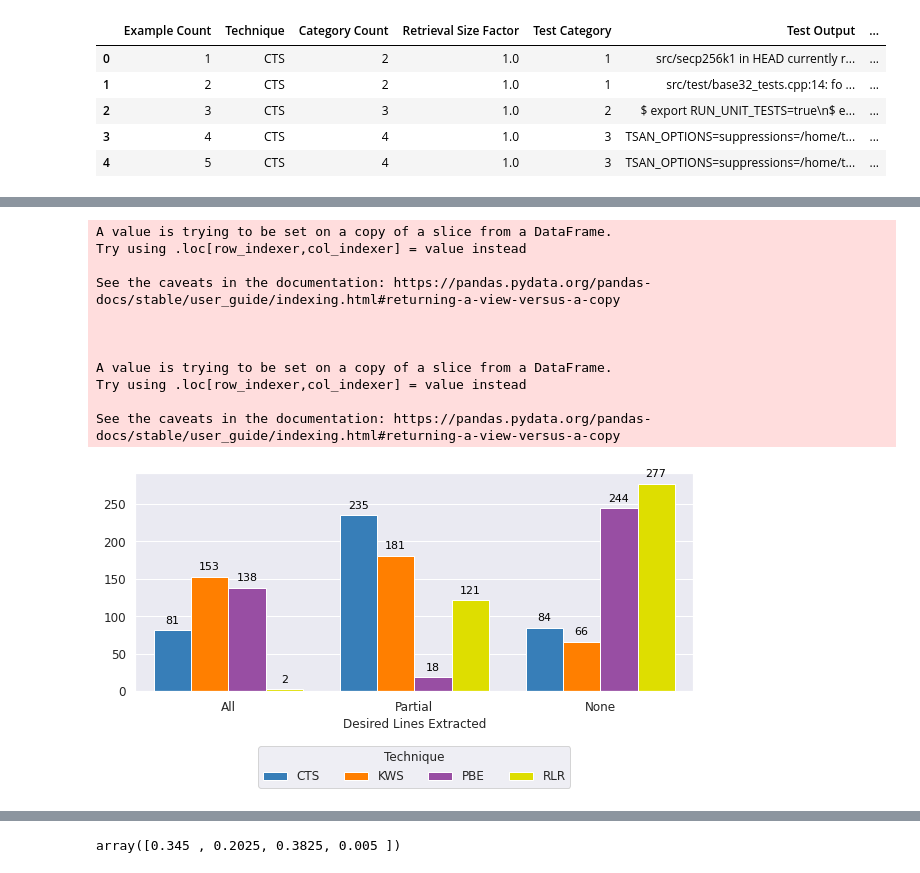
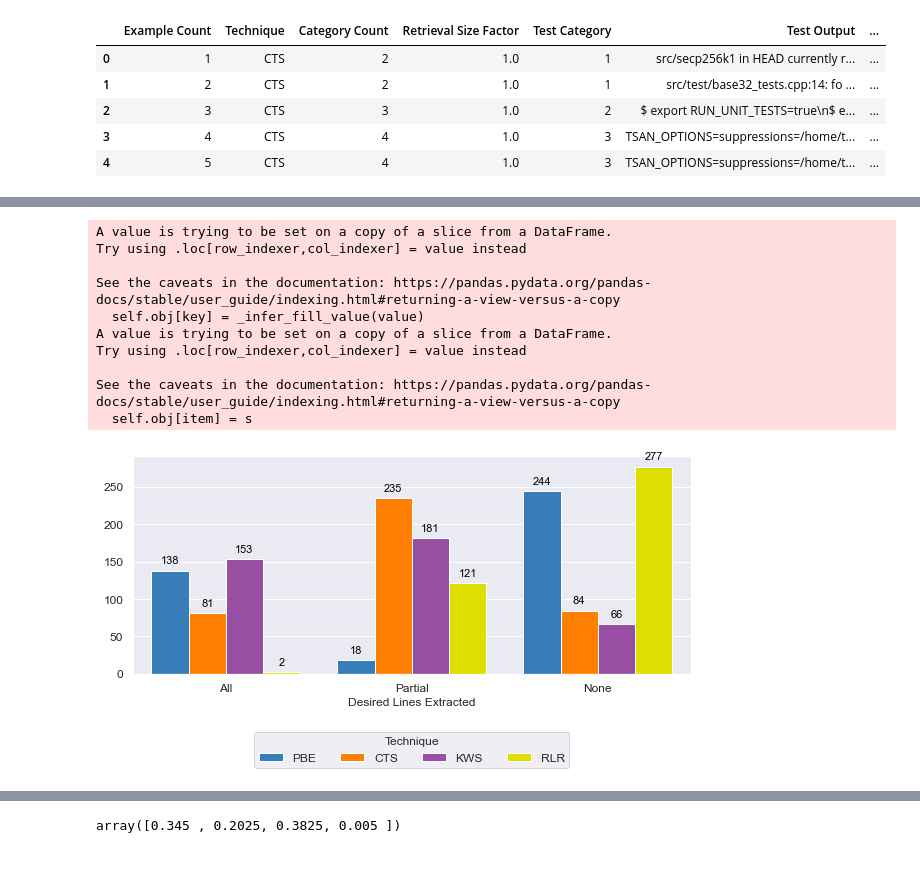
Before and after one commit to lacinoire/master-thesis, a Jupyter notebook: evaluation/results/big_study_data_analysis.ipynb, the cells around one changed output, grey strips where cells are left out. Saved outputs shown, nothing was run; the diff lists cells and outputs as text; code cells hidden in the pictures.

```diff
--- a/evaluation/results/big_study_data_analysis.ipynb
+++ b/evaluation/results/big_study_data_analysis.ipynb
@@ -55,4 +55,4 @@ def process_fig(ax, name, technique, int_annotation, hue_title, labels=[], fonts
     plt.show()
     ax.clear()
 # %%
-plt.rcParams.keys()
+#plt.rcParams.keys()
@@ -77,5 +59,5 @@ KeysView(RcParams({'_internal.classic_mode': False,
 # %%
-techniques = ['CTS', 'KWS', 'PBE', 'RLR']
+techniques = ['PBE', 'CTS', 'KWS', 'RLR']
 bool_order = [True, False]
 pr_labels= ['Precision', 'Recall', 'F1-Score']
 # %%
@@ -482,25 +389,24 @@ for technique in techniques:
 # %%
 rr = result
 rr.loc[result['Recall'] == 1, 'Desired Lines Extracted'] = 'All'
 rr.loc[result['Recall'] == 0, 'Desired Lines Extracted'] = 'None'
 rr.loc[(result['Recall'] != 1) & (result['Recall'] != 0), 'Desired Lines Extracted'] = 'Partial'
 
 ax = sns.countplot(x='Desired Lines Extracted', hue='Technique', data=rr, order=['All', 'Partial', 'None'],
-                   palette=['#377eb8', '#ff7f00', '#984ea3', '#dede00'], saturation=1)
+                   palette=['#377eb8', '#ff7f00', '#984ea3', '#dede00'], saturation=1, hue_order=techniques)
 process_fig(ax, 'success-partial', 'all', True, 'Technique')
 # %% [output]
 A value is trying to be set on a copy of a slice from a DataFrame.
 Try using .loc[row_indexer,col_indexer] = value instead
 
 See the caveats in the documentation: https://pandas.pydata.org/pandas-docs/stable/user_guide/indexing.html#returning-a-view-versus-a-copy
-
-
-
+  self.obj[key] = _infer_fill_value(value)
 A value is trying to be set on a copy of a slice from a DataFrame.
 Try using .loc[row_indexer,col_indexer] = value instead
 
 See the caveats in the documentation: https://pandas.pydata.org/pandas-docs/stable/user_guide/indexing.html#returning-a-view-versus-a-copy
+  self.obj[item] = s
-[figure, old version]
+[figure, new version]
 # %%
 pd.set_option('display.max_colwidth', -1)
 rtf(rr[rr['Desired Lines Extracted'] == 'Partial'], 'PBE').filter(['Test Output', 'Desired Test Output']).iloc[4]
```
Also changed, not shown: parts of 34 cells of this notebook, 51 other files.
